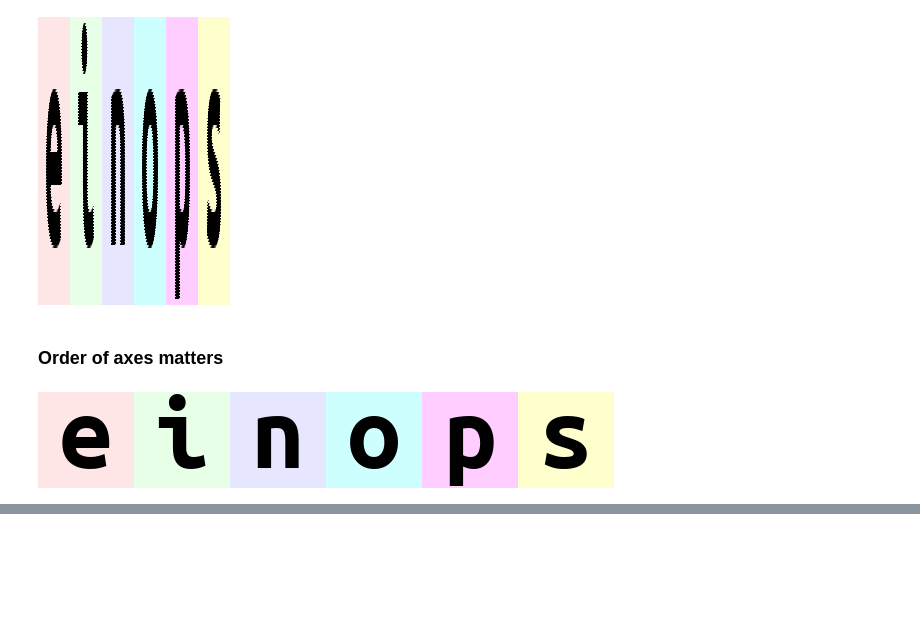
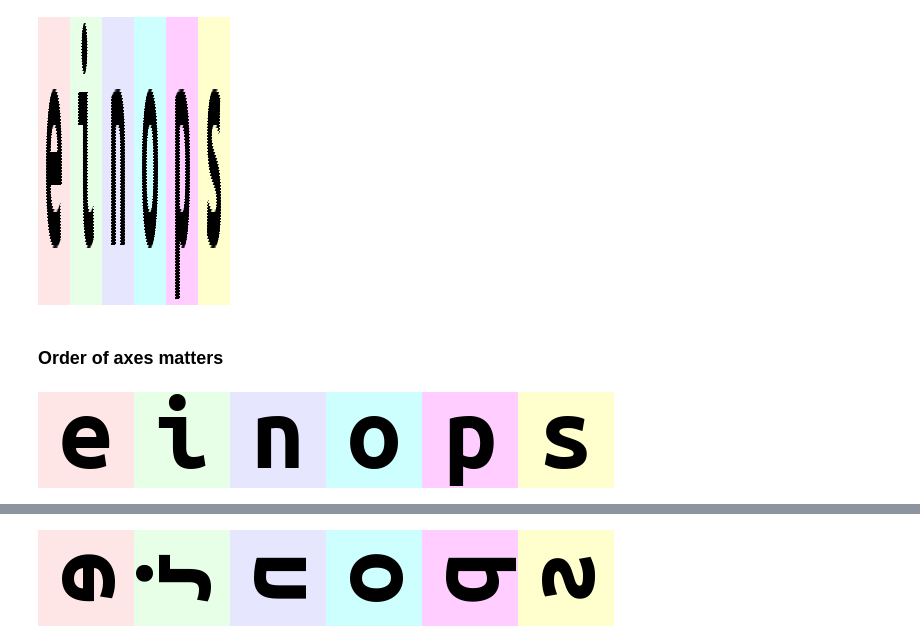
Before and after one commit to akshayvkt/learning, a Jupyter notebook: einops101.ipynb, the cells around one changed output, grey strips where cells are left out. Cells and saved outputs as stored; diff of their text form; code cells hidden in the pictures; blank space fills up the shorter version.

```diff
--- a/einops101.ipynb
+++ b/einops101.ipynb
@@ -102,0 +107,4 @@ rearrange(ims, 'b h w c -> h (b w) c')
+# %%
+rearrange(ims, 'b h w c -> w (b h) c')
+# %% [output]
+[figure, added]
```
Also changed, not shown: parts of 11 cells of this notebook.
